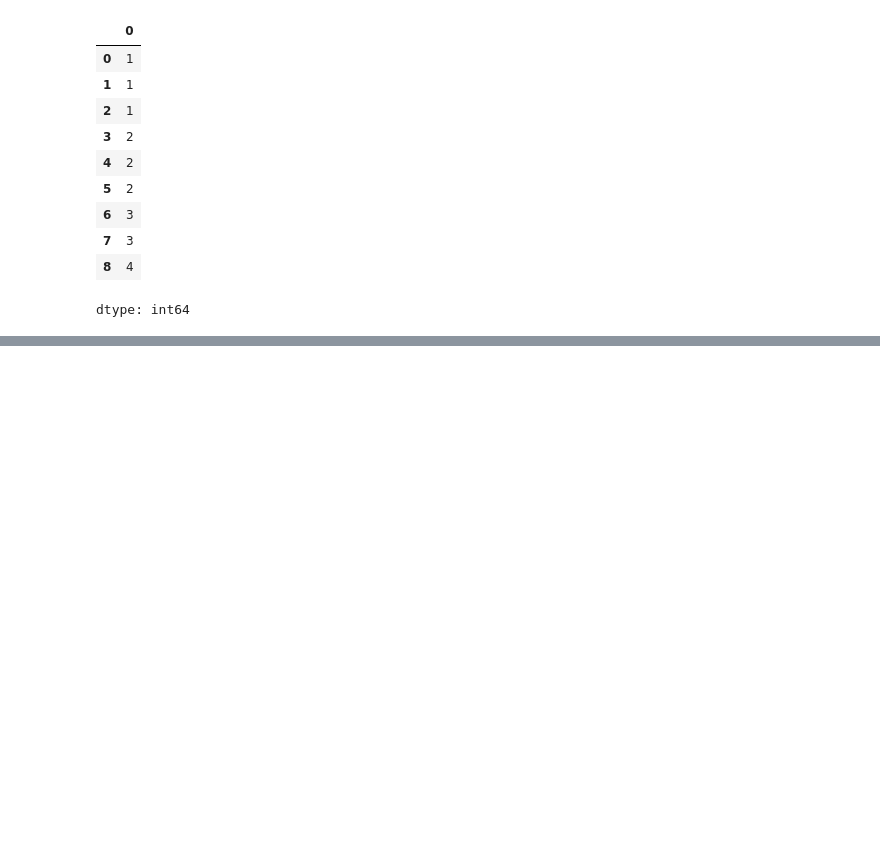
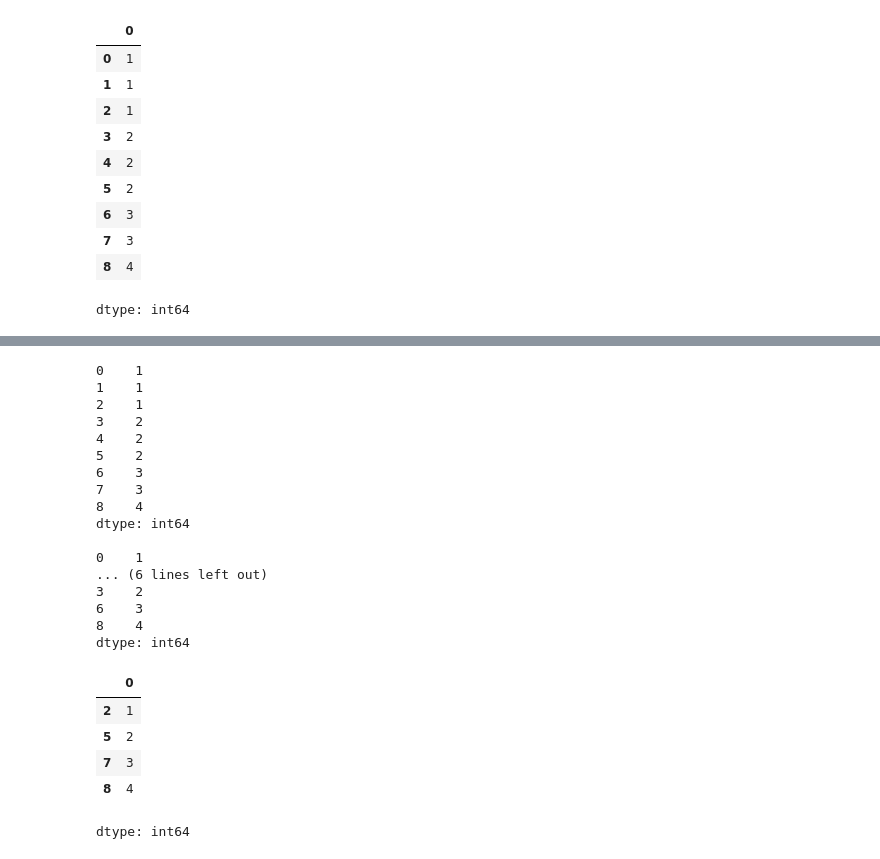
Before and after one commit to RupeshReddy672/DataSciencePractice, a Jupyter notebook: SeriesInPandas.ipynb, the cells around one changed output, grey strips where cells are left out. Drawn from its saved outputs; the diff is of its cells as text; code cells hidden in the pictures; blank space fills up the shorter version.

```diff
--- a/SeriesInPandas.ipynb
+++ b/SeriesInPandas.ipynb
@@ -767,15 +788,39 @@ d1.drop_duplicates()
 # %%
 #drop duplicates with keeping last or first
 '''delete the first or last duplicate value in the duplicate values.
-like in in 3 1's[1,1,1] we can delete the 1 at index 0 or
-the one at index 2.
-By Default it deletes the first duplicate value.'''
+like in in 3 1's[1,1,1] we can keep the first one and delete all duplicates
+ or keep thelast one and delete all duplicates.
+By Default it keeps the first and deletes the rest.'''
 print(d1)
 print()
 print(d1.drop_duplicates())
 print()
 print(d1.drop_duplicates(keep='first'))
 print()
 d1.drop_duplicates(keep='last')
+# %% [output]
+0    1
+1    1
+2    1
+3    2
+4    2
+5    2
+6    3
+7    3
+8    4
+dtype: int64
+
+0    1
+... (6 lines left out)
+3    2
+6    3
+8    4
+dtype: int64
+|  | 0 |
+| 2 | 1 |
+| 5 | 2 |
+| 7 | 3 |
+| 8 | 4 |
+dtype: int64
 # %%
 movies.drop_duplicates()
```
Also changed, not shown: parts of 22 cells of this notebook.
